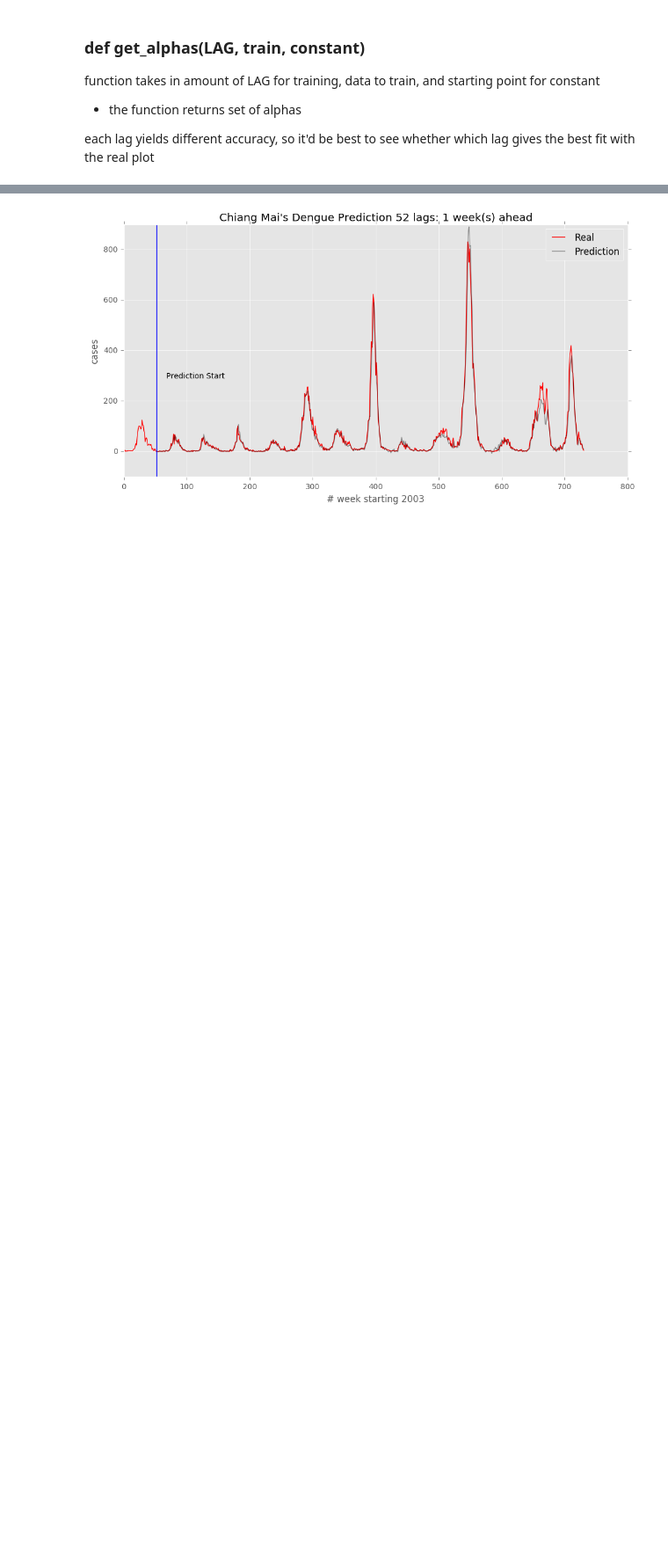
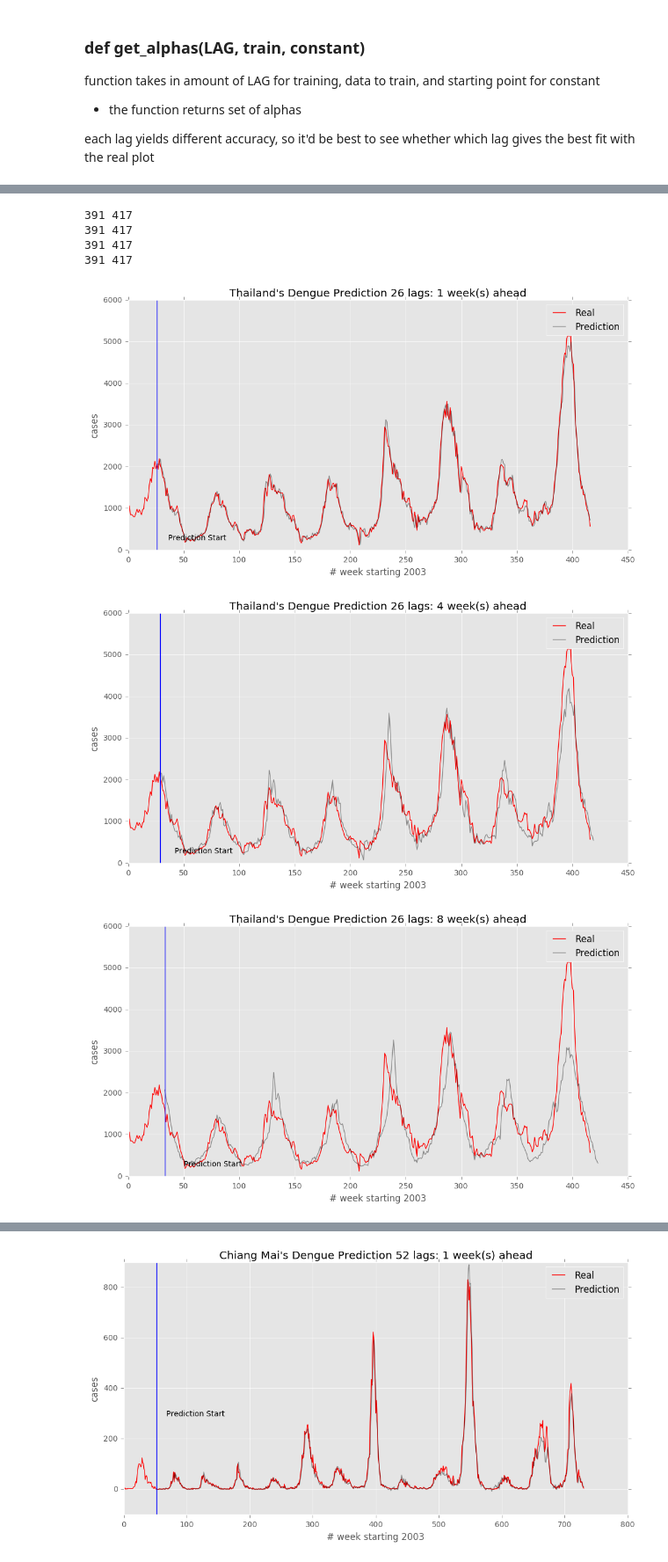
Before and after one commit to johnnycs/dengue-prediction, a Jupyter notebook: Seasonal Unbound Cases Prediction from Prediction.ipynb, the cells around one changed output, grey strips where cells are left out. Shown at 88% size. Drawn from its saved outputs; the diff is of its cells as text; code cells hidden in the pictures; blank space fills up the shorter version.

```diff
--- a/Seasonal Unbound Cases Prediction from Prediction.ipynb
+++ b/Seasonal Unbound Cases Prediction from Prediction.ipynb
@@ -173,0 +153,10 @@ def plot_prediction(LAG,real,ws,province,nweek_to_predict=[1,2,4,8,12,52]):
+# %%
+plot_prediction(26,all_dengues_train,all_26.x,"Thailand")
+# %% [output]
+391 417
+391 417
+391 417
+391 417
+[figure, added]
+[figure, added]
+[figure, added]
```
Also changed, not shown: parts of 15 cells of this notebook, 9 other files.
